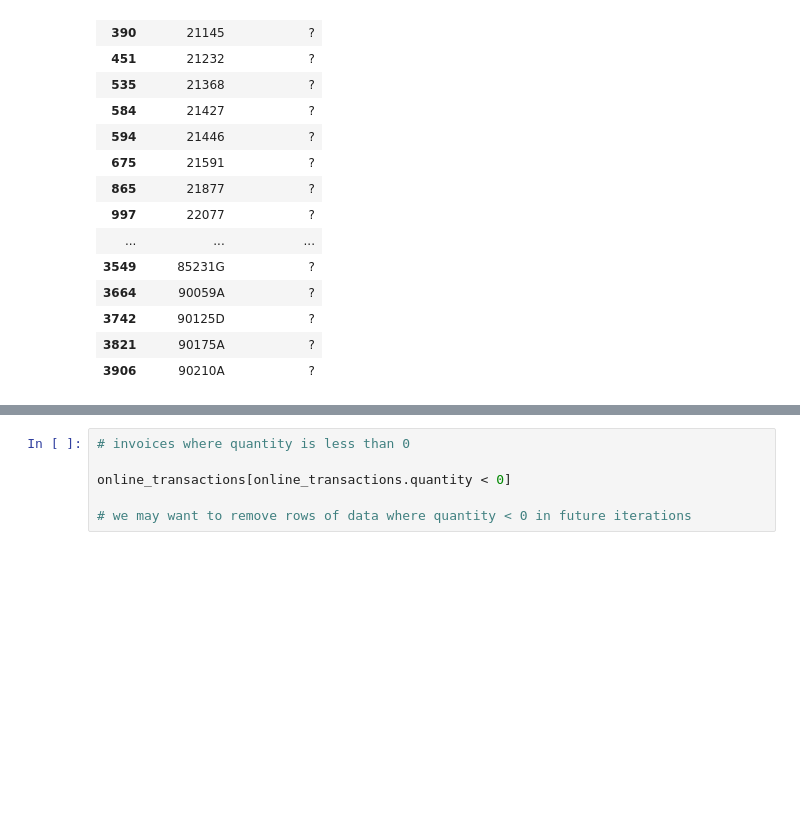
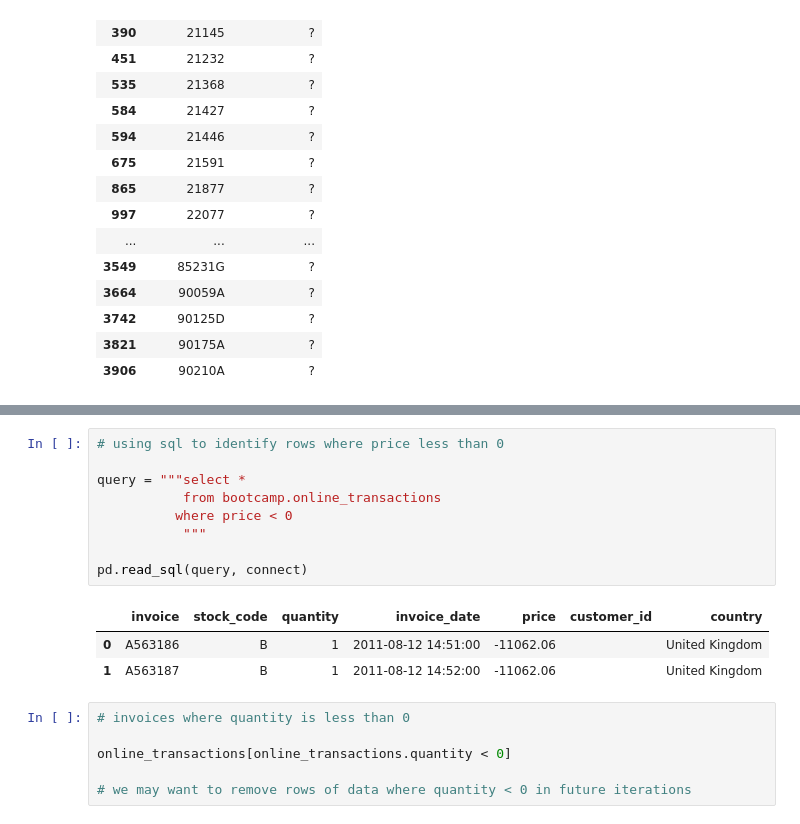
Before and after one commit to shaq31415926/waia-academy, a Jupyter notebook: Bootcamp2/week14/notebooks/01.1-data-quality-audit.ipynb, the cells around one changed output, grey strips where cells are left out. Saved outputs shown, nothing was run; the diff lists cells and outputs as text; blank space fills up the shorter version.

```diff
--- a/Bootcamp2/week14/notebooks/01.1-data-quality-audit.ipynb
+++ b/Bootcamp2/week14/notebooks/01.1-data-quality-audit.ipynb
@@ -228,6 +269,19 @@ online_transactions[online_transactions.price < 0]
 |  | invoice | stock_code | quantity | invoice_date | price | customer_id | country |
 | 304933 | A563186 | B | 1 | 2011-08-12 14:51:00 | -11062.06 |  | United Kingdom |
 | 350910 | A563187 | B | 1 | 2011-08-12 14:52:00 | -11062.06 |  | United Kingdom |
+# %%
+# using sql to identify rows where price less than 0
+
+query = """select *
+           from bootcamp.online_transactions
+          where price < 0
+           """
+
+pd.read_sql(query, connect)
+# %% [output]
+|  | invoice | stock_code | quantity | invoice_date | price | customer_id | country |
+| 0 | A563186 | B | 1 | 2011-08-12 14:51:00 | -11062.06 |  | United Kingdom |
+| 1 | A563187 | B | 1 | 2011-08-12 14:52:00 | -11062.06 |  | United Kingdom |
 # %%
 # invoices where quantity is less than 0
 
```
Also changed, not shown: parts of 18 cells of this notebook.
